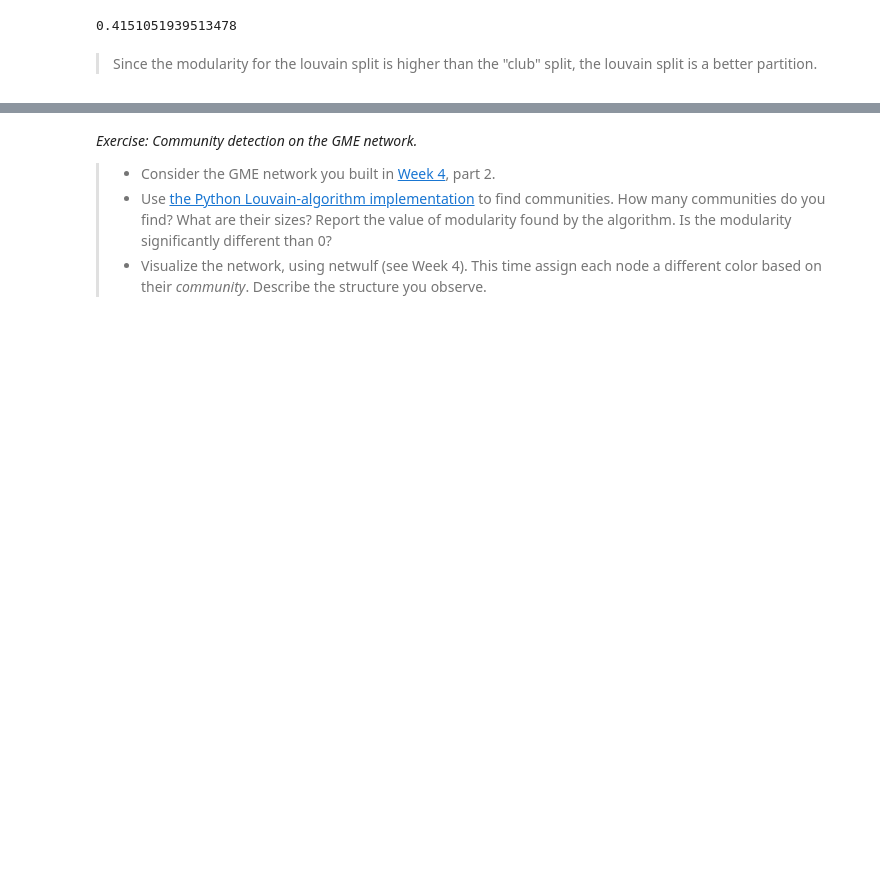
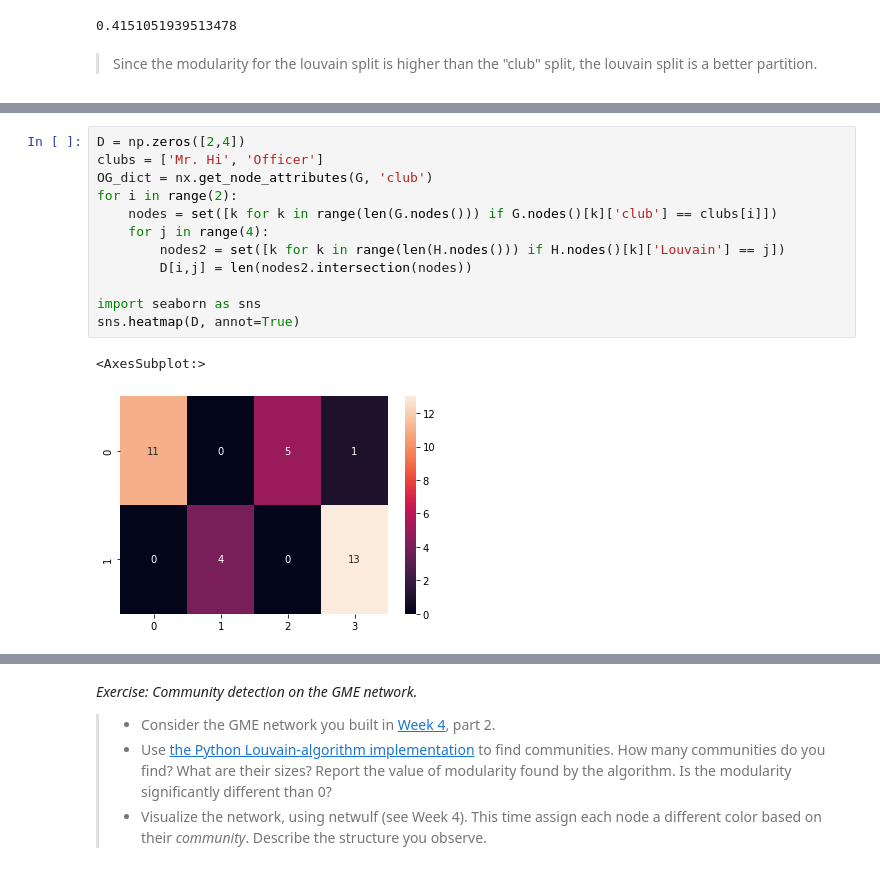
Before and after one commit to TECH-yufu/comsocsci2022-assignment-2, a Jupyter notebook: Assignment2.ipynb, the cells around one changed output, grey strips where cells are left out. Saved outputs shown, nothing was run; the diff lists cells and outputs as text; blank space fills up the shorter version.

```diff
--- a/Assignment2.ipynb
+++ b/Assignment2.ipynb
@@ -750,0 +753,15 @@ modularity
+# %%
+D = np.zeros([2,4])
+clubs = ['Mr. Hi', 'Officer']
+OG_dict = nx.get_node_attributes(G, 'club')
+for i in range(2):
+    nodes = set([k for k in range(len(G.nodes())) if G.nodes()[k]['club'] == clubs[i]])
+    for j in range(4):
+        nodes2 = set([k for k in range(len(H.nodes())) if H.nodes()[k]['Louvain'] == j])
+        D[i,j] = len(nodes2.intersection(nodes))
+
+import seaborn as sns
+sns.heatmap(D, annot=True)
+# %% [output]
+<AxesSubplot:>
+[figure, added]
```
Also changed, not shown: parts of 10 cells of this notebook, 1 other file.
